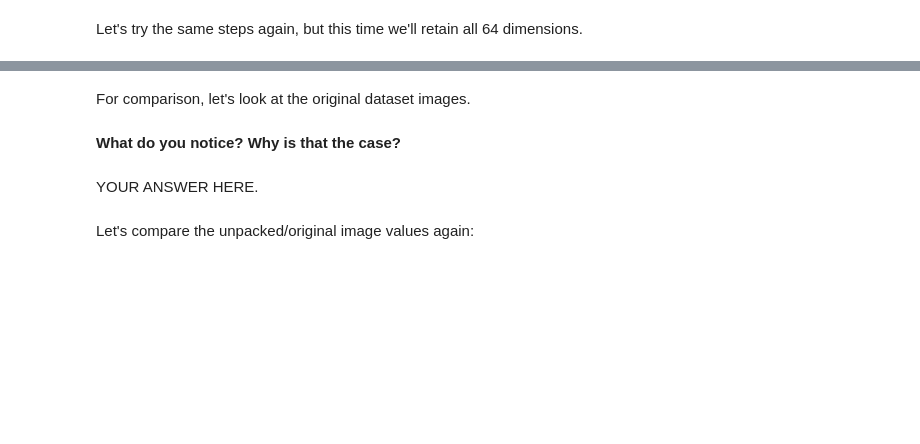
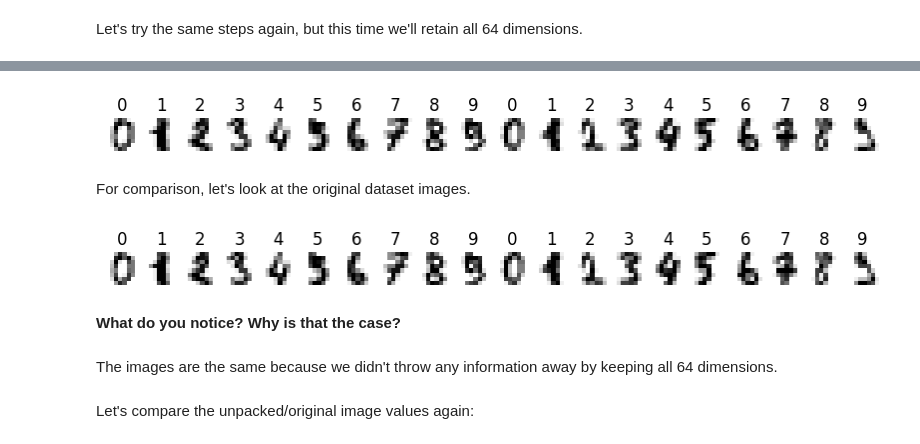
Before and after one commit to jacklynf/sb_2024_week_05, a Jupyter notebook: jupyter/Exercise_02.ipynb, the cells around one changed output, grey strips where cells are left out. Drawn from its saved outputs; the diff is of its cells as text; code cells hidden in the pictures; blank space fills up the shorter version.

```diff
--- a/jupyter/Exercise_02.ipynb
+++ b/jupyter/Exercise_02.ipynb
@@ -151,5 +236,5 @@ Now we'll use our "unpack" (`UnP`) matrix to bring our `compressed_data` back in
 Note that we need to undo the data normalization, because that wasn't accounted for by the SVD process.
 # %%
 unpacked_data = np.dot(UnP,compressed_data)*data_stddev + data_mean
-unpacked_images = np.reshape(unpacked_data.T, (n_samples, 8, 8))
+unpacked_images = np.reshape(unpacked_data.T, (N_samples, 8, 8))
 unpacked_images.shape
@@ -181,14 +290,16 @@ compressed_data.shape
 # %%
 UnP = np.linalg.pinv(P)
 
 unpacked_data = np.dot(UnP,compressed_data)*data_stddev + data_mean
-unpacked_images = np.reshape(unpacked_data.T, (n_samples, 8, 8))
+unpacked_images = np.reshape(unpacked_data.T, (N_samples, 8, 8))
 
 _, axes = plt.subplots(nrows=1, ncols=20, figsize=(10, 3))
 for ax, image, label in zip(axes, unpacked_images, dataset.target):
     ax.set_axis_off()
     ax.imshow(image, cmap=plt.cm.gray_r, interpolation="nearest")
     ax.set_title("%i" % label)
+# %% [output]
+[figure, added]
 # %% [markdown]
 For comparison, let's look at the original dataset images.
 # %%
@@ -197,10 +308,12 @@ for ax, image, label in zip(axes, dataset.images, dataset.target):
     ax.set_axis_off()
     ax.imshow(image, cmap=plt.cm.gray_r, interpolation="nearest")
     ax.set_title("%i" % label)
+# %% [output]
+[figure, added]
 # %% [markdown]
 **What do you notice?  Why is that the case?**
 # %% [markdown]
-YOUR ANSWER HERE.
+The images are the same because we didn't throw any information away by keeping all 64 dimensions.
 # %% [markdown]
 Let's compare the unpacked/original image values again:
 # %%
```
Also changed, not shown: parts of 30 cells of this notebook, 1 other file.
